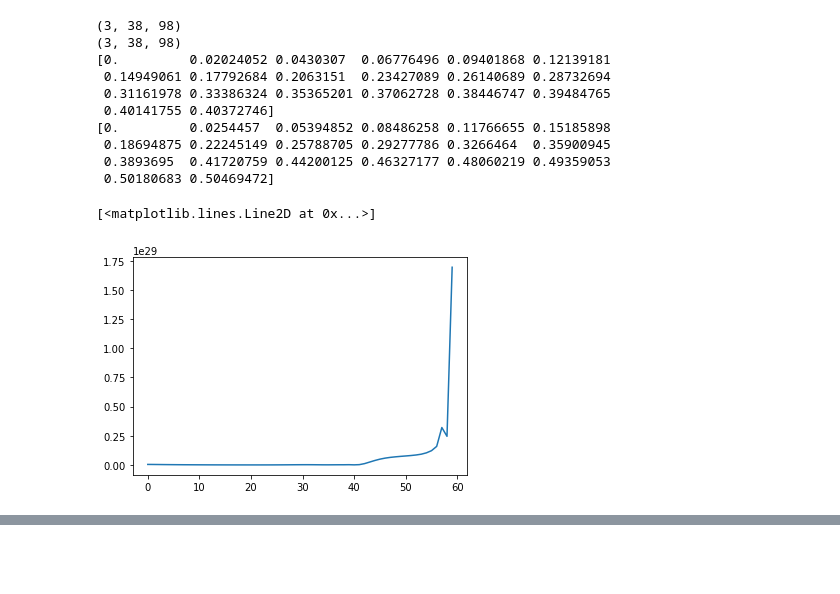
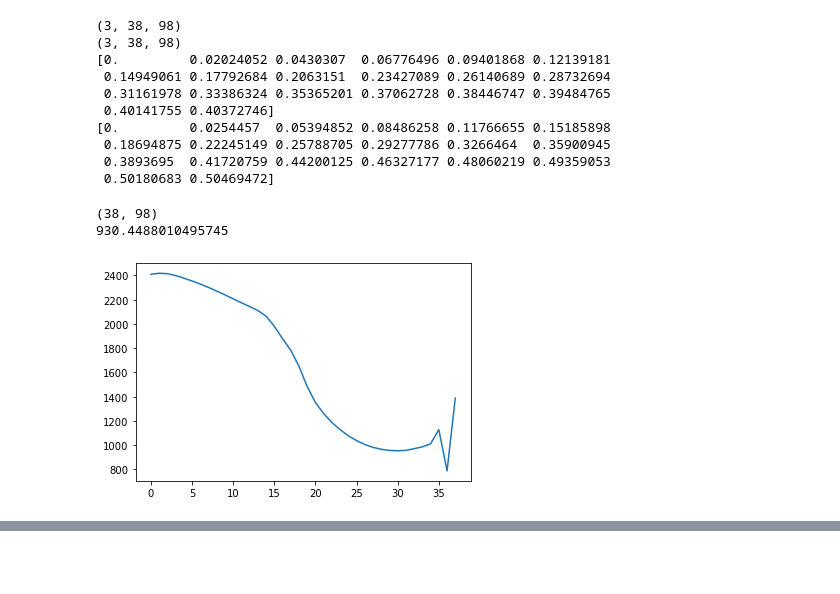
Before and after one commit to ChanYeongL/SOLPS-ITER_analysis, a Jupyter notebook: #new_analysis.ipynb, the cells around one changed output, grey strips where cells are left out. Cells and saved outputs as stored; diff of their text form; code cells hidden in the pictures.

```diff
--- a/#new_analysis.ipynb
+++ b/#new_analysis.ipynb
@@ -75,6 +57,8 @@ al_new_g_mesh_x = np.load("ng_geo_mesh_x.npy")
 al_new_g_mesh_y = np.load("ng_geo_mesh_y.npy")
 
 al_new_g_facing = np.load("./gs_new_g_SAS.npy")
+
+
 
 
 print(np.shape(co_facing))
@@ -331,6 +315,17 @@ print(al_Xpt_dist)
 def total_neutral_pressure(ne,te,na,ti,ua):
     pr = ne[:,:]*te[:,:] + na[1,:,:]*ti[:,:] +np.sum(na[2:9,:,:]*ti[:,:],axis = 0)+np.sum(na[9:,:,:]*ti[:,:],axis = 0)+ne[:,:]*te[:,:] + na[1,:,:]*ua[1,:,:]*ua[1,:,:] +np.sum(na[2:9,:,:]*ua[2:9,:,:]*ua[2:9,:,:],axis = 0)+np.sum(na[9:,:,:]*ua[9:,:,:]*ua[9:,:,:],axis = 0)
     return pr
+
+
+def total_pressure(ne,te,na,ti,ua):
+
+    mass_indes = np.array([3.3435837724*10**(-27),3.3435837724*10**(-27),1.9944733*10**(-26),1.9944733*10**(-26),1.9944733*10**(-26),1.9944733*10**(-26),1.9944733*10**(-26),1.9944733*10**(-26),1.9944733*10**(-26),1.9944733*10**(-26),3.3509177*10**(-26),3.3509177*10**(-26),3.3509177*10**(-26),3.3509177*10**(-26),3.3509177*10**(-26),3.3509177*10**(-26),3.3509177*10**(-26),3.3509177*10**(-26),3.3509177*10**(-26),3.3509177*10**(-26)])
+#    mass_indes = np.transpose(mass_indes)
+    pr = ne[:,:]*te[:,:]
+    impor = na[:,:,:]*ua[:,:,:]*ua[:,:,:]
+    for i in range(np.shape(mass_indes)[0]):
+        pr= pr+impor[i,:,:]*mass_indes[i]+na[i,:,:]*ti[:,:]
+    return pr
 # %% [output]
 (3, 38, 98)
 (3, 38, 98)
@@ -343,18 +338,21 @@ def total_neutral_pressure(ne,te,na,ti,ua):
  0.3893695  0.41720759 0.44200125 0.46327177 0.48060219 0.49359053
  0.50180683 0.50469472]
 # %%
-np.shape(ua_b2fplasmf_co_8MW_Ne_0)
 
 ne_b2fplasmf_co_8MW_Ne_0=np.load("./data_Heating_Geo_sput/ne_b2fplasmf_co_8MW_Ne_0.npy")
 te_b2fplasmf_co_8MW_Ne_0=np.load("./data_Heating_Geo_sput/te_b2fplasmf_co_8MW_Ne_0.npy")
 na_b2fplasmf_co_8MW_Ne_0=np.load("./data_Heating_Geo_sput/na_b2fplasmf_co_8MW_Ne_0.npy")
 ti_b2fplasmf_co_8MW_Ne_0=np.load("./data_Heating_Geo_sput/ti_b2fplasmf_co_8MW_Ne_0.npy")
 ua_b2fplasmf_co_8MW_Ne_0 = np.load("./data_Heating_Geo_sput/ua_b2fplasmf_co_8MW_Ne_0.npy")
 
 pr_co_8MW = total_neutral_pressure(ne_b2fplasmf_co_8MW_Ne_0,te_b2fplasmf_co_8MW_Ne_0,na_b2fplasmf_co_8MW_Ne_0,ti_b2fplasmf_co_8MW_Ne_0,ua_b2fplasmf_co_8MW_Ne_0)
 
-np.shape(pr_co_8MW)
-plt.plot(pr_co_8MW[18,38:])
+to_pr_co_8MW = total_pressure(ne_b2fplasmf_co_8MW_Ne_0,te_b2fplasmf_co_8MW_Ne_0,na_b2fplasmf_co_8MW_Ne_0,ti_b2fplasmf_co_8MW_Ne_0,ua_b2fplasmf_co_8MW_Ne_0)
+
+print(np.shape(pr_co_8MW))
+plt.plot(to_pr_co_8MW[19,60:])
+print(to_pr_co_8MW[18,77])
 # %% [output]
-[<matplotlib.lines.Line2D at 0x...>]
+(38, 98)
+930.4488010495745
-[figure, old version]
+[figure, new version]
```
Also changed, not shown: parts of 13 cells of this notebook, 1 other file.
